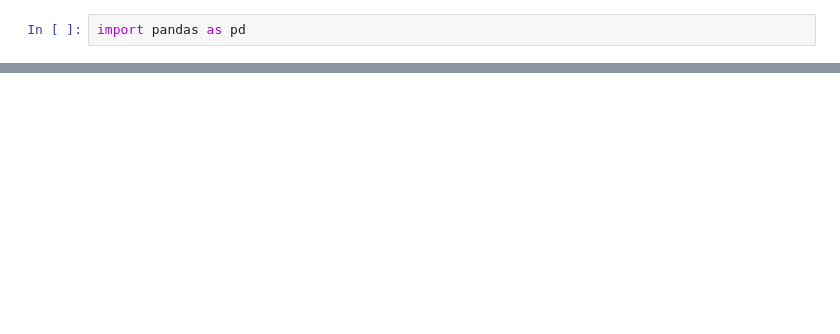
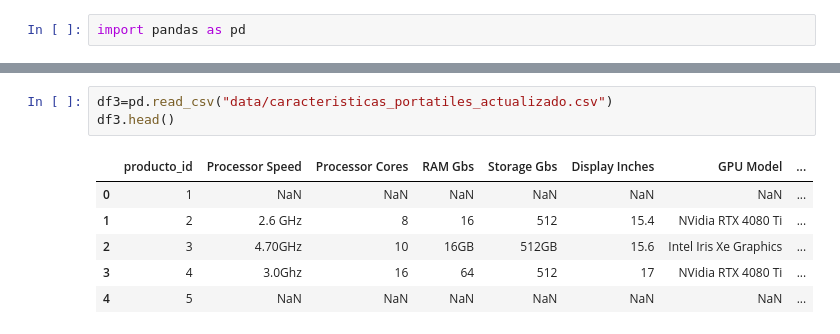
Before and after one commit to ismaelz001/Proyecto-Final-Bootcamp, a Jupyter notebook: prueba.ipynb, the cells around one changed output, grey strips where cells are left out. Saved outputs shown, nothing was run; the diff lists cells and outputs as text; blank space fills up the shorter version.

```diff
--- a/prueba.ipynb
+++ b/prueba.ipynb
@@ -210,0 +120,10 @@ print(df5.head())  # Verifica si los datos están bien estructurados
+# %%
+df3=pd.read_csv("data/caracteristicas_portatiles_actualizado.csv")
+df3.head()
+# %% [output]
+|  | producto_id | Processor Speed | Processor Cores | RAM Gbs | Storage Gbs | Display Inches | GPU Model | ... |
+| 0 | 1 | NaN | NaN | NaN | NaN | NaN | NaN | ... |
+| 1 | 2 | 2.6 GHz | 8 | 16 | 512 | 15.4 | NVidia RTX 4080 Ti | ... |
+| 2 | 3 | 4.70GHz | 10 | 16GB | 512GB | 15.6 | Intel Iris Xe Graphics | ... |
+| 3 | 4 | 3.0Ghz | 16 | 64 | 512 | 17 | NVidia RTX 4080 Ti | ... |
+| 4 | 5 | NaN | NaN | NaN | NaN | NaN | NaN | ... |
```
Also changed, not shown: parts of 21 cells of this notebook, 13 other files.
